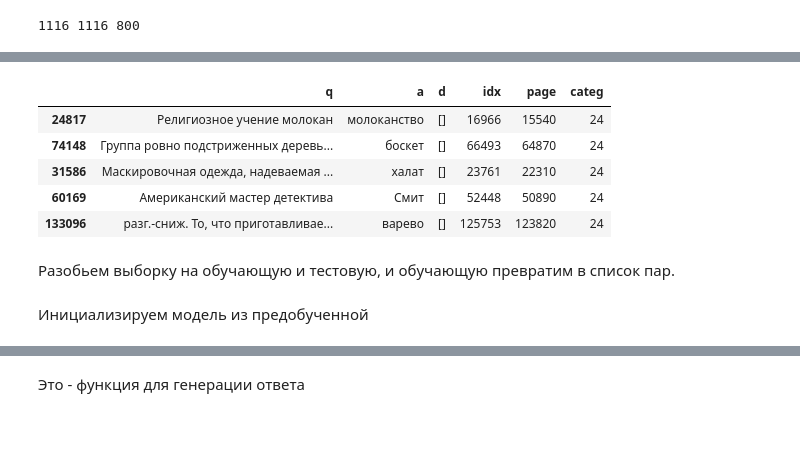
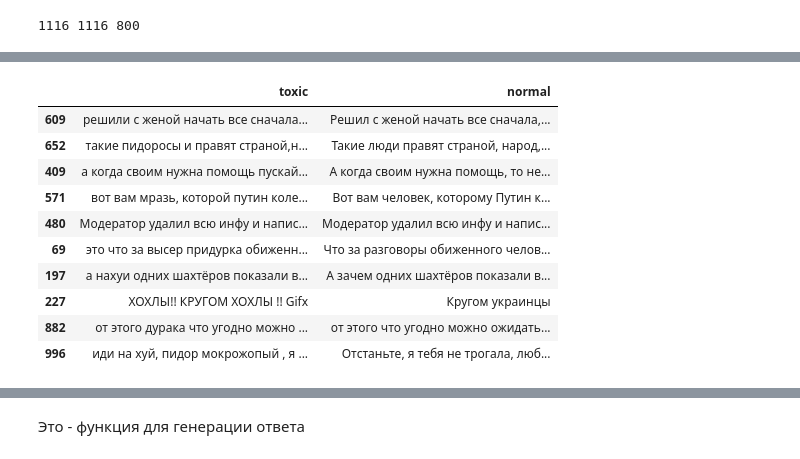
Before and after one commit to wveta/transformers, a Jupyter notebook: rut5_multitask_demo-2.ipynb, the cells around one changed output, grey strips where cells are left out. Drawn from its saved outputs; the diff is of its cells as text; code cells hidden in the pictures; blank space fills up the shorter version.

```diff
--- a/rut5_multitask_demo-2.ipynb
+++ b/rut5_multitask_demo-2.ipynb
@@ -202,11 +88,0 @@ pd.options.display.max_colwidth = 500
-# %%
-df.sample(5)
-# %% [output]
-|  | q | a | d | idx | page | categ |
-| 24817 | Религиозное учение молокан | молоканство | [] | 16966 | 15540 | 24 |
-| 74148 | Группа ровно подстриженных деревь... | боскет | [] | 66493 | 64870 | 24 |
-| 31586 | Маскировочная одежда, надеваемая ... | халат | [] | 23761 | 22310 | 24 |
-| 60169 | Американский мастер детектива | Смит | [] | 52448 | 50890 | 24 |
-| 133096 | разг.-сниж. То, что приготавливае... | варево | [] | 125753 | 123820 | 24 |
-# %% [markdown]
-Разобьем выборку на обучающую и тестовую, и обучающую превратим в список пар.
@@ -216,2 +88,0 @@ pairs = df_train[['q', 'a']].values.tolist()
-# %% [markdown]
-Инициализируем модель из предобученной
@@ -221,0 +89,15 @@ tokenizer = T5Tokenizer.from_pretrained(raw_model)
+# %%
+df_toxic = pd.DataFrame(in_data)
+df_toxic.sample(10)
+# %% [output]
+|  | toxic | normal |
+| 609 | решили с женой начать все сначала... | Решил с женой начать все сначала,... |
+| 652 | такие пидоросы и правят страной,н... | Такие люди правят страной, народ,... |
+| 409 | а когда своим нужна помощь пускай... | А когда своим нужна помощь, то не... |
+| 571 | вот вам мразь, которой путин коле... | Вот вам человек, которому Путин к... |
+| 480 | Модератор удалил всю инфу и напис... | Модератор удалил всю инфу и напис... |
+| 69 | это что за высер придурка обиженн... | Что за разговоры обиженного челов... |
+| 197 | а нахуи одних шахтёров показали в... | А зачем одних шахтёров показали в... |
+| 227 | ХОХЛЫ!! КРУГОМ ХОХЛЫ !! Gifx | Кругом украинцы |
+| 882 | от этого дурака что угодно можно ... | от этого что угодно можно ожидать... |
+| 996 | иди на хуй, пидор мокрожопый , я ... | Отстаньте, я тебя не трогала, люб... |
```
Also changed, not shown: parts of 34 cells of this notebook.
